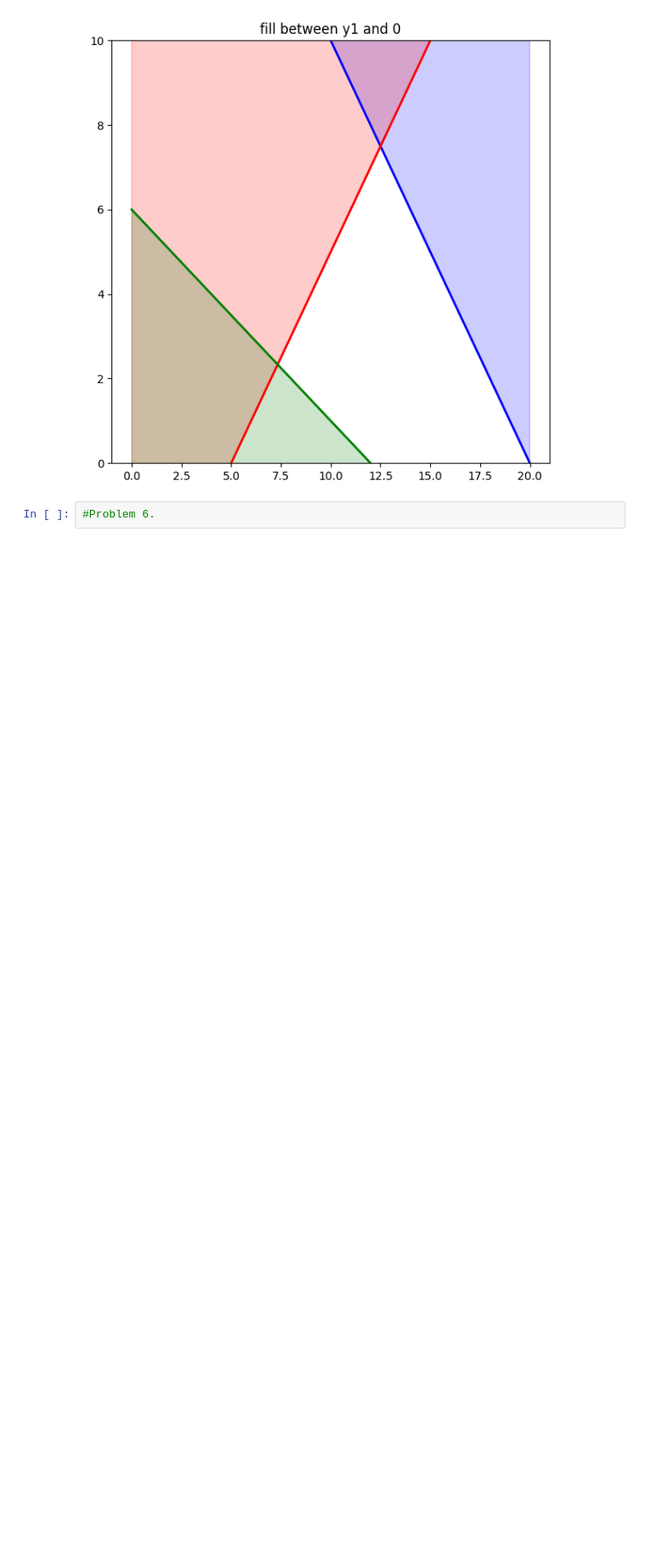
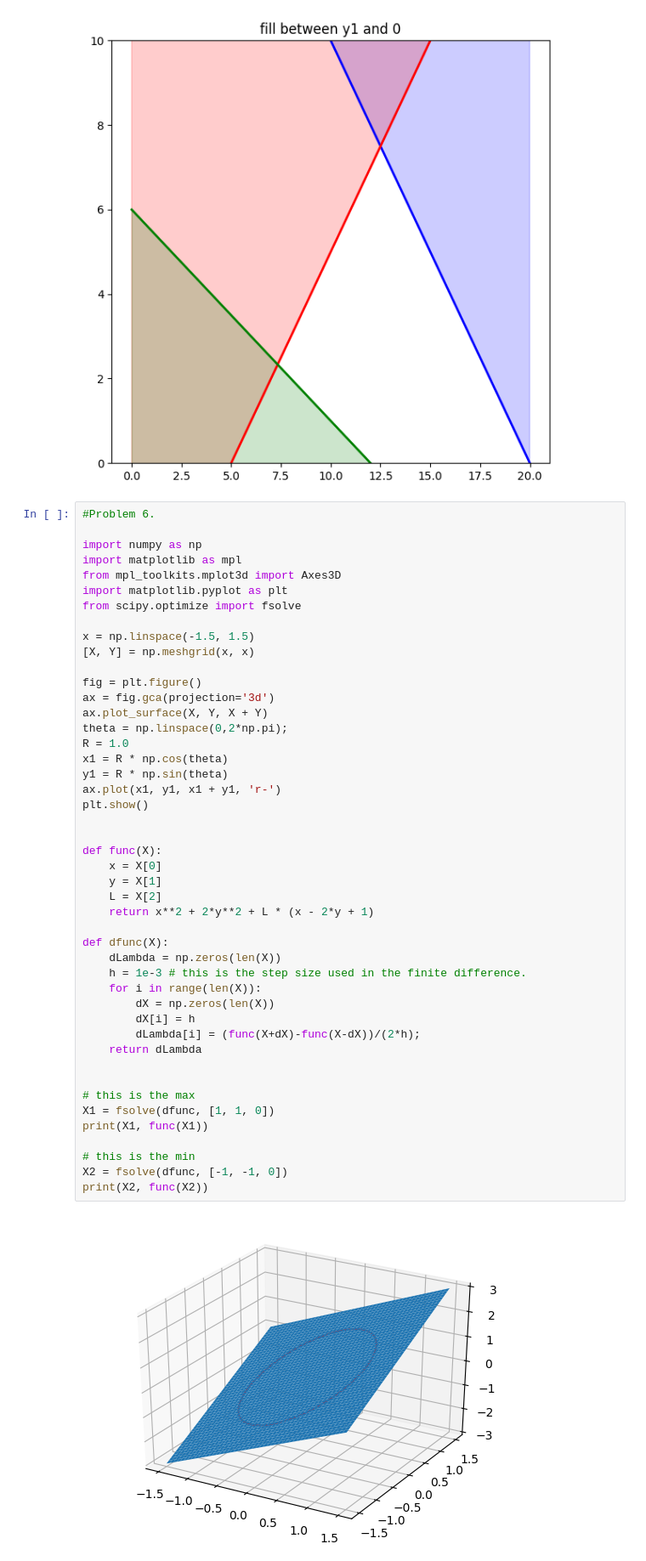
Before and after one commit to Abrahamcepedao/BU-CMDA, a Jupyter notebook: assignments/U75425818_hw9.ipynb, the cells around one changed output. Shown: that part at 85% size. Drawn from its saved outputs; the diff is of its cells as text; blank space fills up the shorter version.

```diff
--- a/assignments/U75425818_hw9.ipynb
+++ b/assignments/U75425818_hw9.ipynb
@@ -165,3 +165,49 @@ The minimum value of the objective function is not one of the candidate vertices
 [figure]
 # %%
 #Problem 6.
+
+import numpy as np
+import matplotlib as mpl
+from mpl_toolkits.mplot3d import Axes3D
+import matplotlib.pyplot as plt
+from scipy.optimize import fsolve
+
+x = np.linspace(-1.5, 1.5)
+[X, Y] = np.meshgrid(x, x)
+
+fig = plt.figure()
+ax = fig.gca(projection='3d')
+ax.plot_surface(X, Y, X + Y)
+theta = np.linspace(0,2*np.pi);
+R = 1.0
+x1 = R * np.cos(theta)
+y1 = R * np.sin(theta)
+ax.plot(x1, y1, x1 + y1, 'r-')
+plt.show()
+
+
+def func(X):
+    x = X[0]
+    y = X[1]
+    L = X[2]
+    return x**2 + 2*y**2 + L * (x - 2*y + 1)
+
+def dfunc(X):
+    dLambda = np.zeros(len(X))
+    h = 1e-3 # this is the step size used in the finite difference.
+    for i in range(len(X)):
+        dX = np.zeros(len(X))
+        dX[i] = h
+        dLambda[i] = (func(X+dX)-func(X-dX))/(2*h);
+    return dLambda
+
+
+# this is the max
+X1 = fsolve(dfunc, [1, 1, 0])
+print(X1, func(X1))
+
+# this is the min
+X2 = fsolve(dfunc, [-1, -1, 0])
+print(X2, func(X2))
+# %% [output]
+[figure, added]
```
Also changed, not shown: parts of 1 cell of this notebook, 1 other file.
